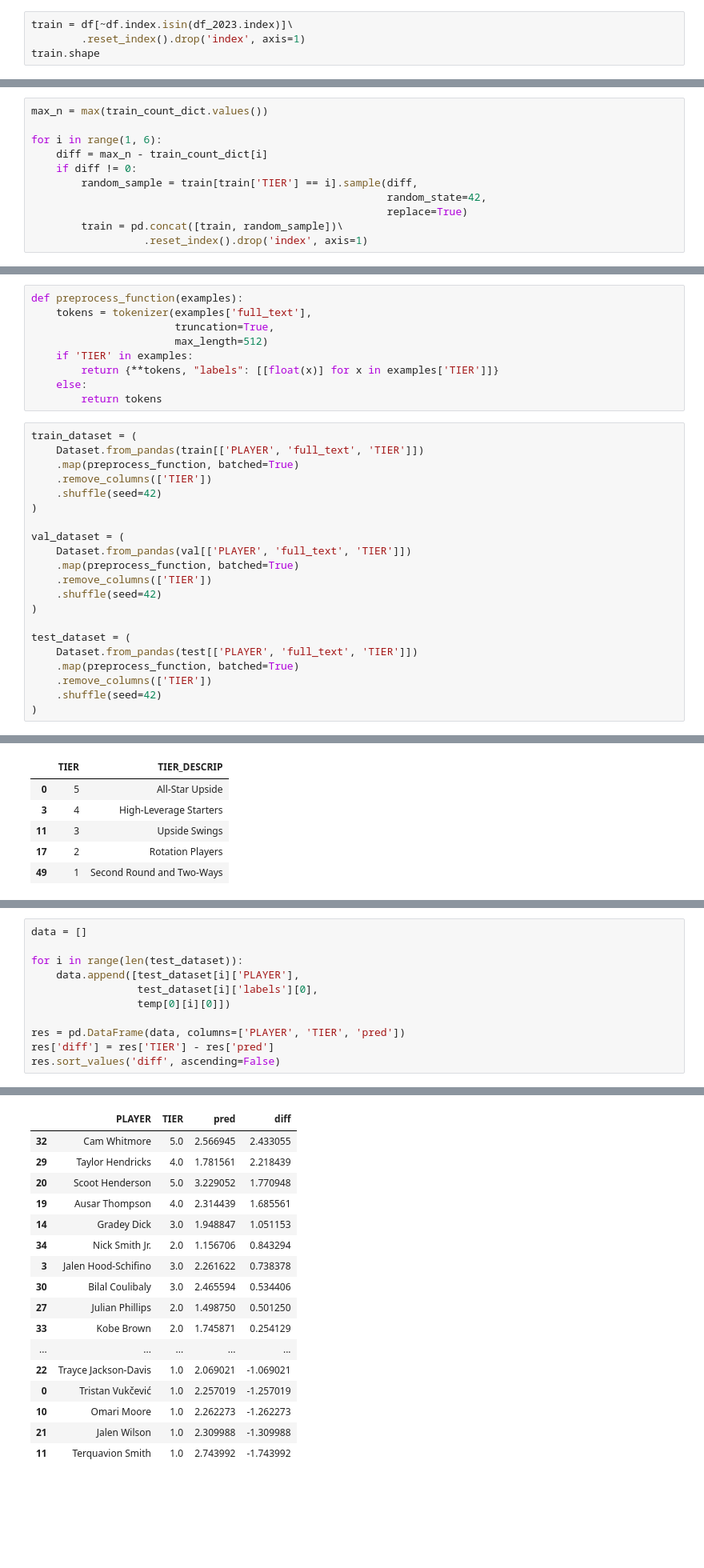
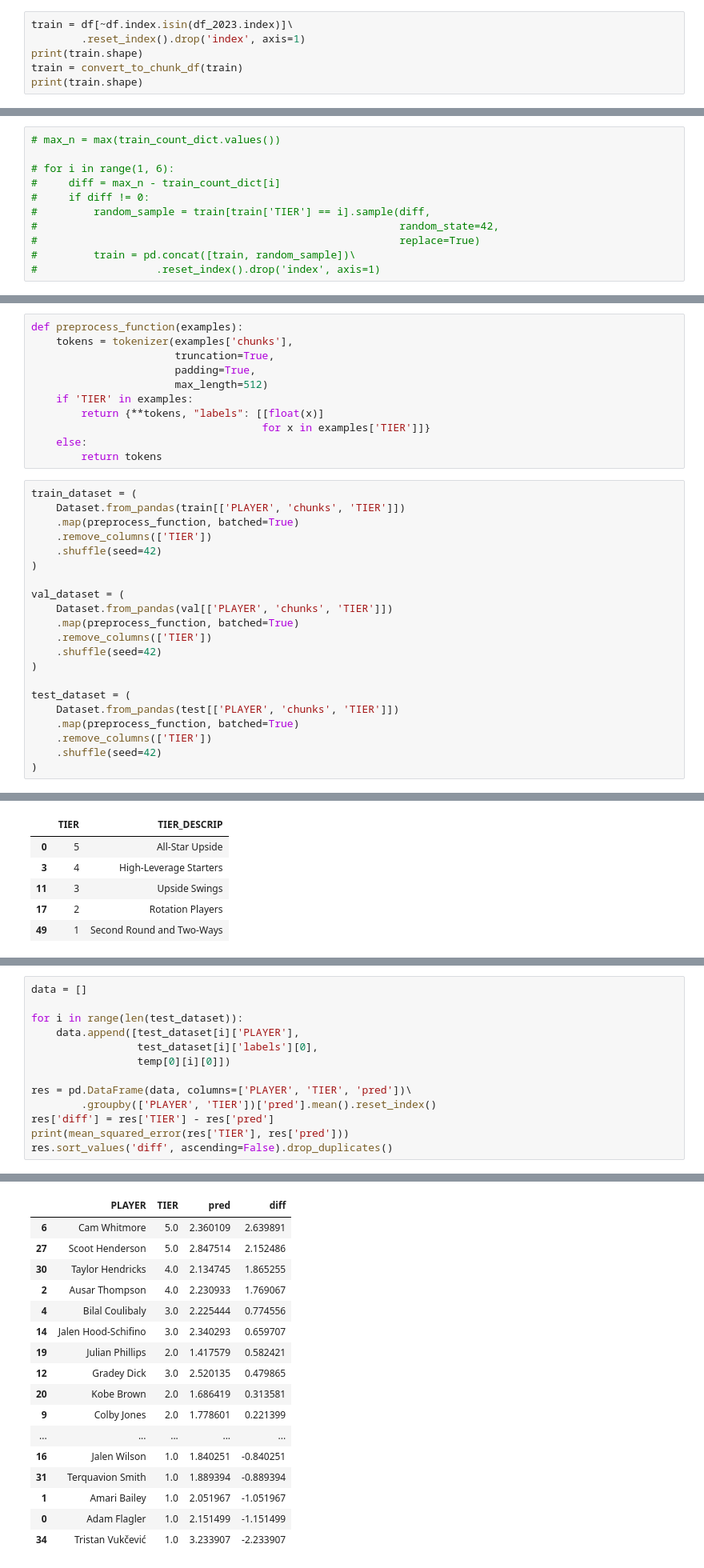
Before and after one commit to xulianrenzoku/decode-vecenie, a Jupyter notebook: modeling/modeling_notebook_reg.ipynb, the cells around one changed output, grey strips where cells are left out. Shown at 80% size. Drawn from its saved outputs; the diff is of its cells as text; blank space fills up the shorter version.

```diff
--- a/modeling/modeling_notebook_reg.ipynb
+++ b/modeling/modeling_notebook_reg.ipynb
@@ -41,5 +76,7 @@ val.shape, test.shape
 # %%
 train = df[~df.index.isin(df_2023.index)]\
         .reset_index().drop('index', axis=1)
-train.shape
+print(train.shape)
+train = convert_to_chunk_df(train)
+print(train.shape)
 # %% [output]
@@ -59,14 +97,14 @@ train_count_dict
 # %%
-max_n = max(train_count_dict.values())
+# max_n = max(train_count_dict.values())
 
-for i in range(1, 6):
-    diff = max_n - train_count_dict[i]
-    if diff != 0:
-        random_sample = train[train['TIER'] == i].sample(diff,
-                                                         random_state=42,
-                                                         replace=True)
-        train = pd.concat([train, random_sample])\
-                  .reset_index().drop('index', axis=1)
+# for i in range(1, 6):
+#     diff = max_n - train_count_dict[i]
+#     if diff != 0:
+#         random_sample = train[train['TIER'] == i].sample(diff,
+#                                                          random_state=42,
+#                                                          replace=True)
+#         train = pd.concat([train, random_sample])\
+#                   .reset_index().drop('index', axis=1)
 # %%
 train.groupby('TIER')['PLAYER'].count().to_dict()
 # %% [output]
@@ -127,30 +166,32 @@ model.classifier = torch.nn.Linear(
 )
 # %%
 def preprocess_function(examples):
-    tokens = tokenizer(examples['full_text'],
+    tokens = tokenizer(examples['chunks'],
                        truncation=True,
+                       padding=True,
                        max_length=512)
     if 'TIER' in examples:
-        return {**tokens, "labels": [[float(x)] for x in examples['TIER']]}
+        return {**tokens, "labels": [[float(x)]
+                                     for x in examples['TIER']]}
     else:
         return tokens
 # %%
 train_dataset = (
-    Dataset.from_pandas(train[['PLAYER', 'full_text', 'TIER']])
+    Dataset.from_pandas(train[['PLAYER', 'chunks', 'TIER']])
     .map(preprocess_function, batched=True)
     .remove_columns(['TIER'])
     .shuffle(seed=42)
 )
 
 val_dataset = (
-    Dataset.from_pandas(val[['PLAYER', 'full_text', 'TIER']])
+    Dataset.from_pandas(val[['PLAYER', 'chunks', 'TIER']])
     .map(preprocess_function, batched=True)
     .remove_columns(['TIER'])
     .shuffle(seed=42)
 )
 
 test_dataset = (
-    Dataset.from_pandas(test[['PLAYER', 'full_text', 'TIER']])
+    Dataset.from_pandas(test[['PLAYER', 'chunks', 'TIER']])
     .map(preprocess_function, batched=True)
     .remove_columns(['TIER'])
     .shuffle(seed=42)
@@ -341,7 +385,9 @@ for i in range(len(test_dataset)):
                  test_dataset[i]['labels'][0],
                  temp[0][i][0]])
 
-res = pd.DataFrame(data, columns=['PLAYER', 'TIER', 'pred'])
+res = pd.DataFrame(data, columns=['PLAYER', 'TIER', 'pred'])\
+        .groupby(['PLAYER', 'TIER'])['pred'].mean().reset_index()
 res['diff'] = res['TIER'] - res['pred']
-res.sort_values('diff', ascending=False)
+print(mean_squared_error(res['TIER'], res['pred']))
+res.sort_values('diff', ascending=False).drop_duplicates()
 # %% [output]
@@ -348,17 +395,17 @@ res.sort_values('diff', ascending=False)
 |  | PLAYER | TIER | pred | diff |
-| 32 | Cam Whitmore | 5.0 | 2.566945 | 2.433055 |
-| 29 | Taylor Hendricks | 4.0 | 1.781561 | 2.218439 |
-| 20 | Scoot Henderson | 5.0 | 3.229052 | 1.770948 |
-| 19 | Ausar Thompson | 4.0 | 2.314439 | 1.685561 |
-| 14 | Gradey Dick | 3.0 | 1.948847 | 1.051153 |
-| 34 | Nick Smith Jr. | 2.0 | 1.156706 | 0.843294 |
-| 3 | Jalen Hood-Schifino | 3.0 | 2.261622 | 0.738378 |
-| 30 | Bilal Coulibaly | 3.0 | 2.465594 | 0.534406 |
-| 27 | Julian Phillips | 2.0 | 1.498750 | 0.501250 |
-| 33 | Kobe Brown | 2.0 | 1.745871 | 0.254129 |
+| 6 | Cam Whitmore | 5.0 | 2.360109 | 2.639891 |
+| 27 | Scoot Henderson | 5.0 | 2.847514 | 2.152486 |
+| 30 | Taylor Hendricks | 4.0 | 2.134745 | 1.865255 |
+| 2 | Ausar Thompson | 4.0 | 2.230933 | 1.769067 |
+| 4 | Bilal Coulibaly | 3.0 | 2.225444 | 0.774556 |
+| 14 | Jalen Hood-Schifino | 3.0 | 2.340293 | 0.659707 |
+| 19 | Julian Phillips | 2.0 | 1.417579 | 0.582421 |
+| 12 | Gradey Dick | 3.0 | 2.520135 | 0.479865 |
+| 20 | Kobe Brown | 2.0 | 1.686419 | 0.313581 |
+| 9 | Colby Jones | 2.0 | 1.778601 | 0.221399 |
 | ... | ... | ... | ... | ... |
-| 22 | Trayce Jackson-Davis | 1.0 | 2.069021 | -1.069021 |
-| 0 | Tristan Vukčević | 1.0 | 2.257019 | -1.257019 |
-| 10 | Omari Moore | 1.0 | 2.262273 | -1.262273 |
-| 21 | Jalen Wilson | 1.0 | 2.309988 | -1.309988 |
-| 11 | Terquavion Smith | 1.0 | 2.743992 | -1.743992 |
+| 16 | Jalen Wilson | 1.0 | 1.840251 | -0.840251 |
+| 31 | Terquavion Smith | 1.0 | 1.889394 | -0.889394 |
+| 1 | Amari Bailey | 1.0 | 2.051967 | -1.051967 |
+| 0 | Adam Flagler | 1.0 | 2.151499 | -1.151499 |
+| 34 | Tristan Vukčević | 1.0 | 3.233907 | -2.233907 |
```
Also changed, not shown: parts of 24 cells of this notebook.
